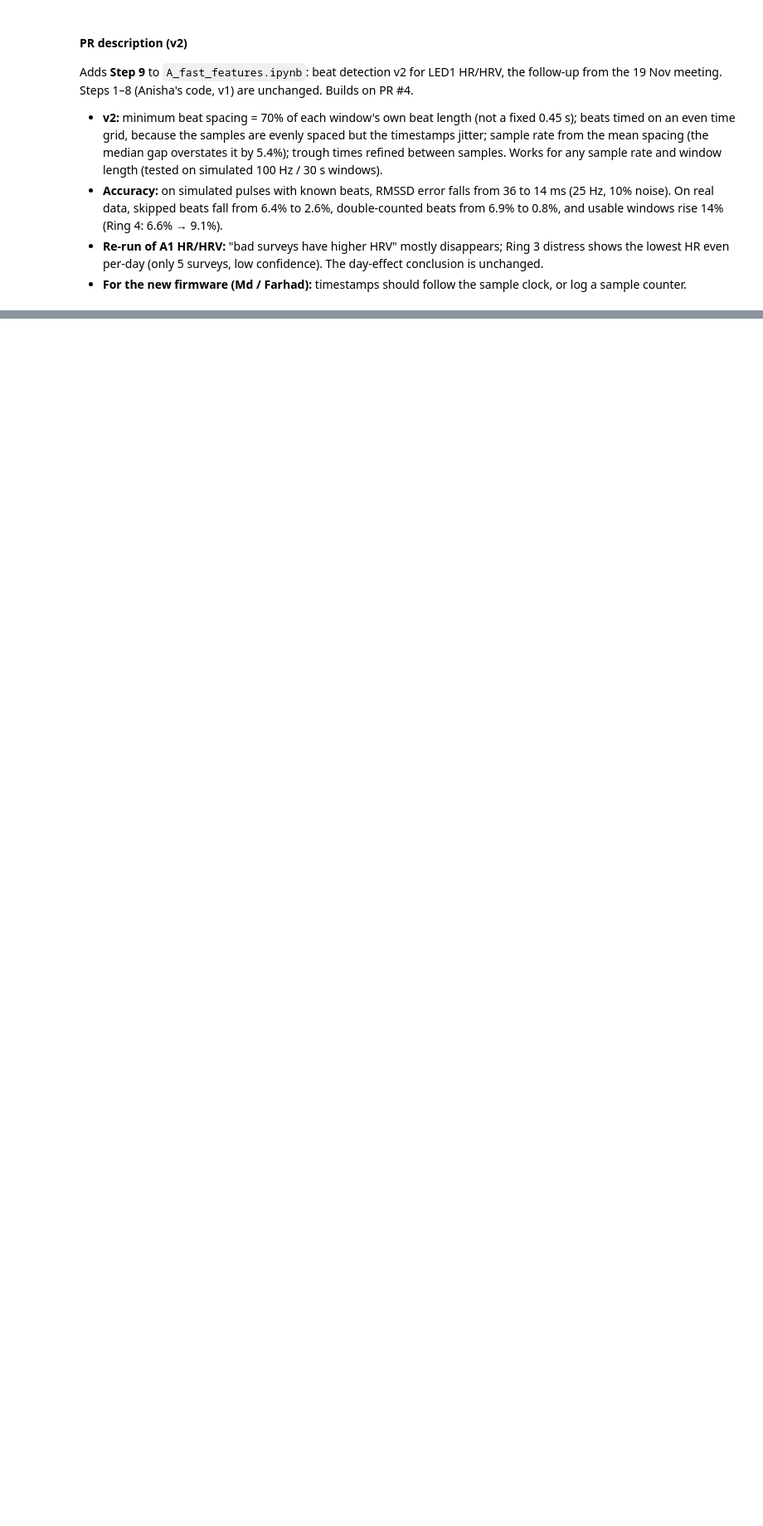
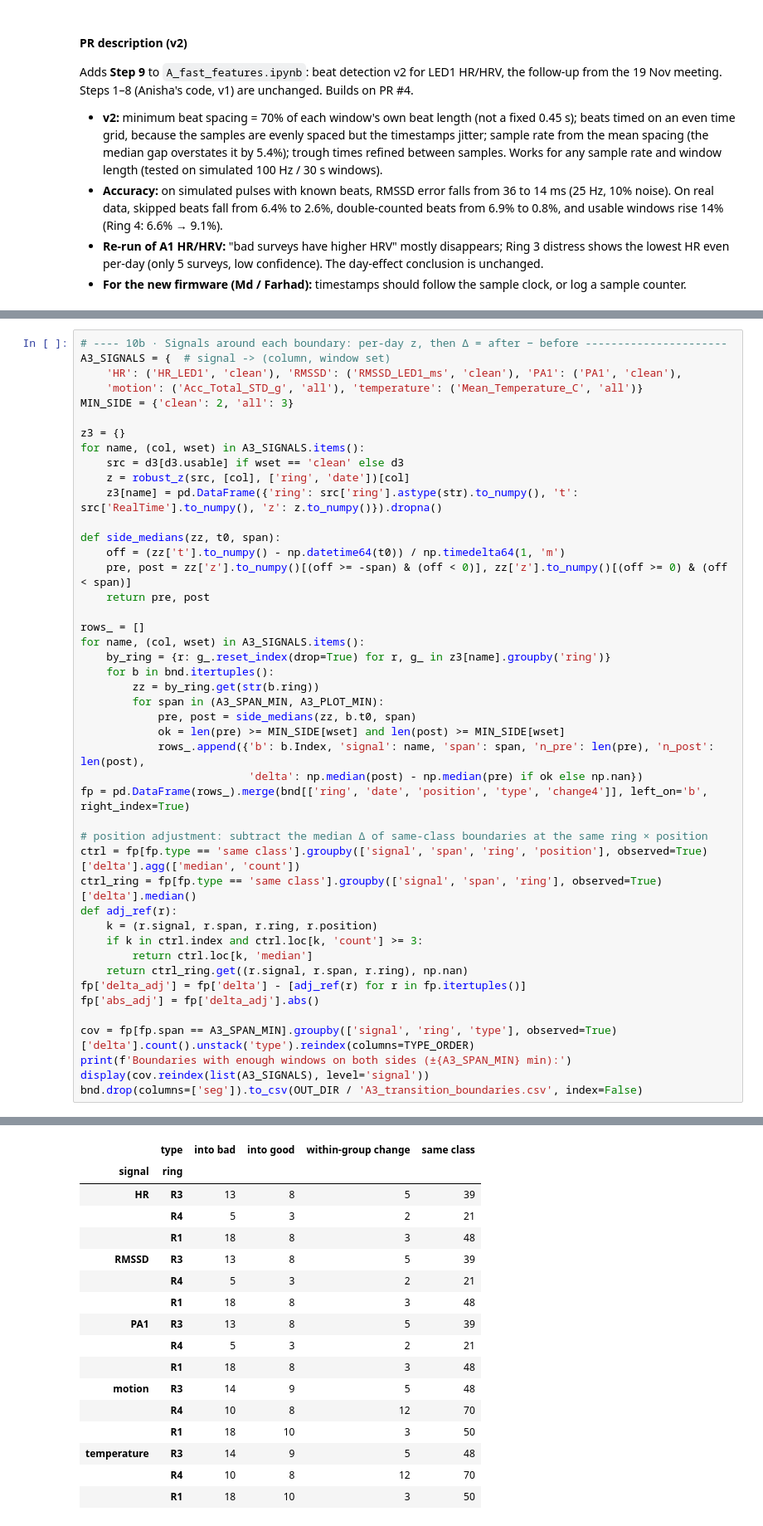
Before and after one commit to shounakda5/m3x, a Jupyter notebook: PilotPhaseC/analysis/A_fast_features.ipynb, the cells around one changed output, grey strips where cells are left out. Shown at 83% size. Drawn from its saved outputs; the diff is of its cells as text; blank space fills up the shorter version.

```diff
--- a/PilotPhaseC/analysis/A_fast_features.ipynb
+++ b/PilotPhaseC/analysis/A_fast_features.ipynb
@@ -2615,0 +2680,46 @@ Adds **Step 9** to `A_fast_features.ipynb`: beat detection v2 for LED1 HR/HRV, t
+# %%
+# ---- 10b · Signals around each boundary: per-day z, then Δ = after − before ----------------------
+A3_SIGNALS = {  # signal -> (column, window set)
+    'HR': ('HR_LED1', 'clean'), 'RMSSD': ('RMSSD_LED1_ms', 'clean'), 'PA1': ('PA1', 'clean'),
+    'motion': ('Acc_Total_STD_g', 'all'), 'temperature': ('Mean_Temperature_C', 'all')}
+MIN_SIDE = {'clean': 2, 'all': 3}
+
+z3 = {}
+for name, (col, wset) in A3_SIGNALS.items():
+    src = d3[d3.usable] if wset == 'clean' else d3
+    z = robust_z(src, [col], ['ring', 'date'])[col]
+    z3[name] = pd.DataFrame({'ring': src['ring'].astype(str).to_numpy(), 't': src['RealTime'].to_numpy(), 'z': z.to_numpy()}).dropna()
+
+def side_medians(zz, t0, span):
+    off = (zz['t'].to_numpy() - np.datetime64(t0)) / np.timedelta64(1, 'm')
+    pre, post = zz['z'].to_numpy()[(off >= -span) & (off < 0)], zz['z'].to_numpy()[(off >= 0) & (off < span)]
+    return pre, post
+
+rows_ = []
+for name, (col, wset) in A3_SIGNALS.items():
+    by_ring = {r: g_.reset_index(drop=True) for r, g_ in z3[name].groupby('ring')}
+    for b in bnd.itertuples():
+        zz = by_ring.get(str(b.ring))
+        for span in (A3_SPAN_MIN, A3_PLOT_MIN):
+            pre, post = side_medians(zz, b.t0, span)
+            ok = len(pre) >= MIN_SIDE[wset] and len(post) >= MIN_SIDE[wset]
+            rows_.append({'b': b.Index, 'signal': name, 'span': span, 'n_pre': len(pre), 'n_post': len(post),
+                          'delta': np.median(post) - np.median(pre) if ok else np.nan})
+fp = pd.DataFrame(rows_).merge(bnd[['ring', 'date', 'position', 'type', 'change4']], left_on='b', right_index=True)
+
+# position adjustment: subtract the median Δ of same-class boundaries at the same ring × position
+ctrl = fp[fp.type == 'same class'].groupby(['signal', 'span', 'ring', 'position'], observed=True)['delta'].agg(['median', 'count'])
+ctrl_ring = fp[fp.type == 'same class'].groupby(['signal', 'span', 'ring'], observed=True)['delta'].median()
+def adj_ref(r):
+    k = (r.signal, r.span, r.ring, r.position)
+    if k in ctrl.index and ctrl.loc[k, 'count'] >= 3:
+        return ctrl.loc[k, 'median']
+    return ctrl_ring.get((r.signal, r.span, r.ring), np.nan)
+fp['delta_adj'] = fp['delta'] - [adj_ref(r) for r in fp.itertuples()]
+fp['abs_adj'] = fp['delta_adj'].abs()
+
+cov = fp[fp.span == A3_SPAN_MIN].groupby(['signal', 'ring', 'type'], observed=True)['delta'].count().unstack('type').reindex(columns=TYPE_ORDER)
+print(f'Boundaries with enough windows on both sides (±{A3_SPAN_MIN} min):')
+display(cov.reindex(list(A3_SIGNALS), level='signal'))
+bnd.drop(columns=['seg']).to_csv(OUT_DIR / 'A3_transition_boundaries.csv', index=False)
+# %% [output]
@@ -2615,0 +2727,17 @@ Adds **Step 9** to `A_fast_features.ipynb`: beat detection v2 for LED1 HR/HRV, t
+|  | type | into bad | into good | within-group change | same class |
+| signal | ring |  |  |  |  |
+| HR | R3 | 13 | 8 | 5 | 39 |
+|  | R4 | 5 | 3 | 2 | 21 |
+|  | R1 | 18 | 8 | 3 | 48 |
+| RMSSD | R3 | 13 | 8 | 5 | 39 |
+|  | R4 | 5 | 3 | 2 | 21 |
+|  | R1 | 18 | 8 | 3 | 48 |
+| PA1 | R3 | 13 | 8 | 5 | 39 |
+|  | R4 | 5 | 3 | 2 | 21 |
+|  | R1 | 18 | 8 | 3 | 48 |
+| motion | R3 | 14 | 9 | 5 | 48 |
+|  | R4 | 10 | 8 | 12 | 70 |
+|  | R1 | 18 | 10 | 3 | 50 |
+| temperature | R3 | 14 | 9 | 5 | 48 |
+|  | R4 | 10 | 8 | 12 | 70 |
+|  | R1 | 18 | 10 | 3 | 50 |
```
Also changed, not shown: parts of 13 cells of this notebook, 4 other files.
